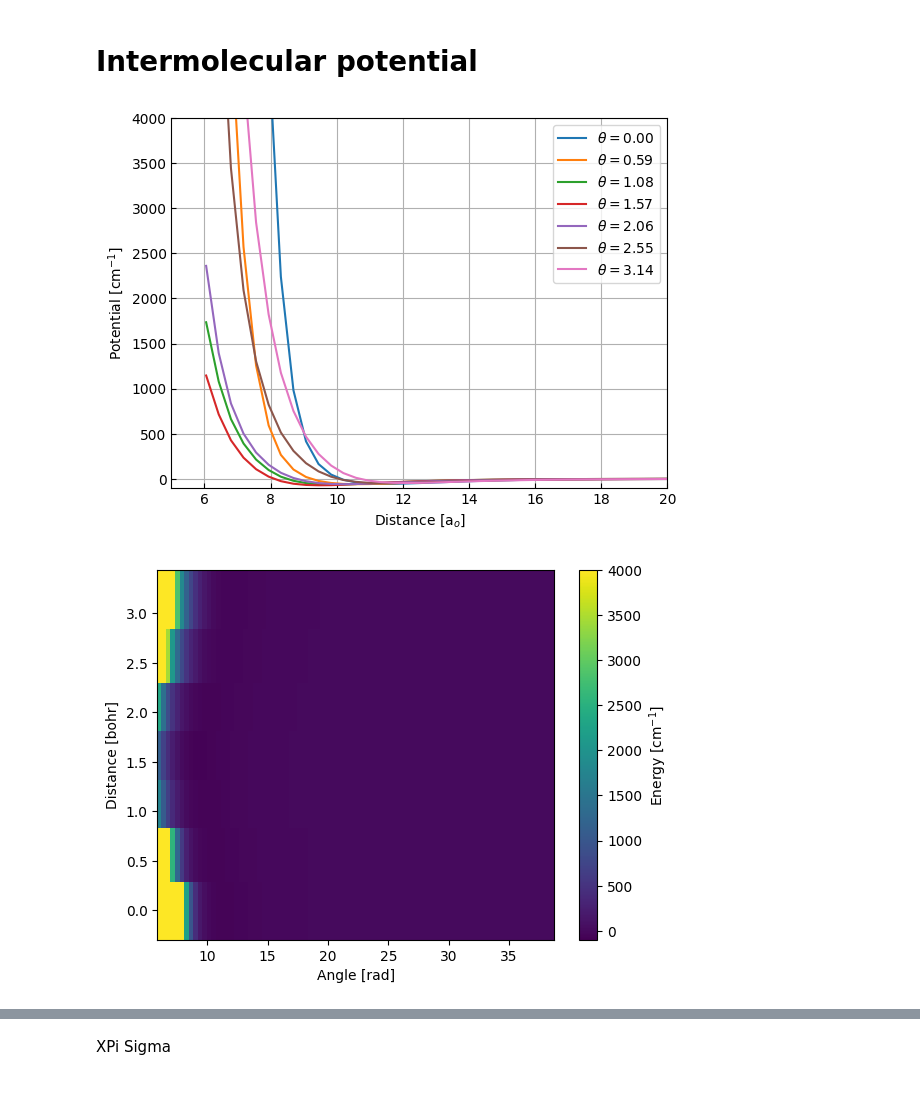
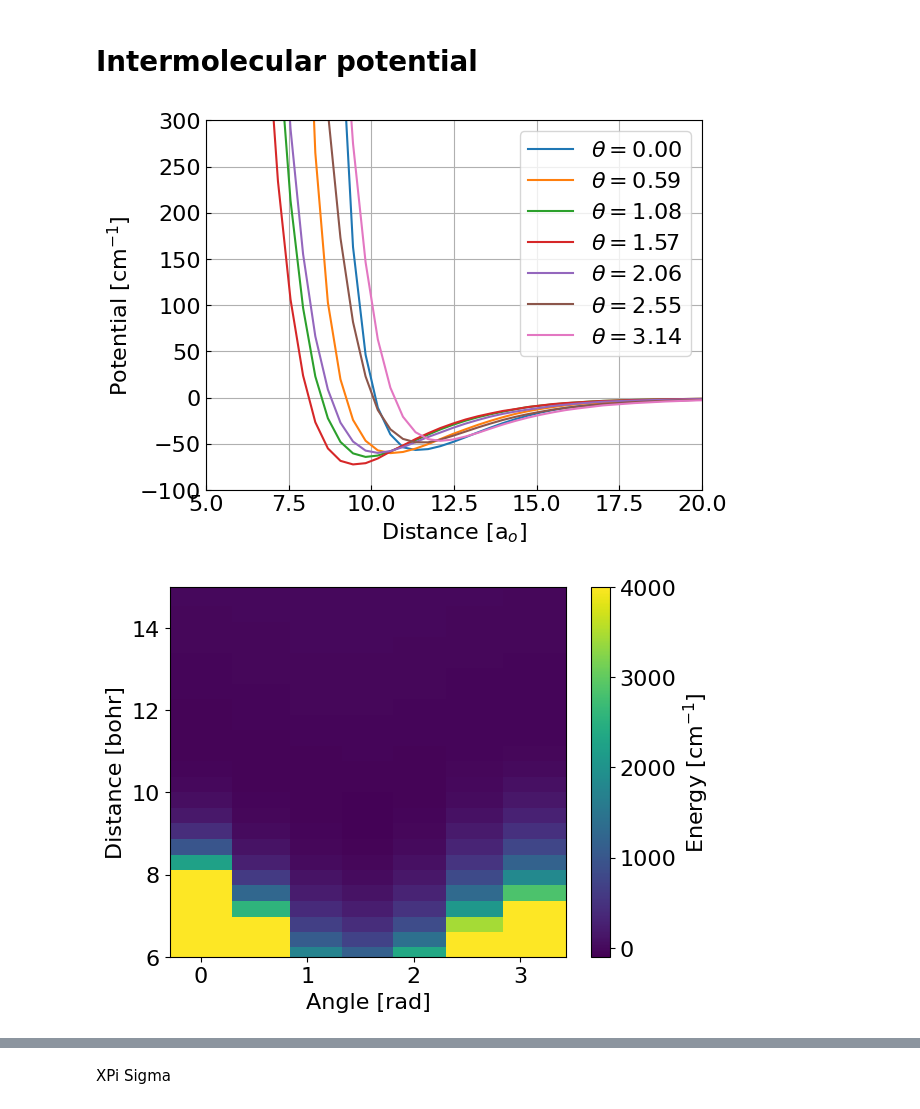
Before and after one commit to Wleter/NeOcs, a Jupyter notebook: analysis/potentials.ipynb, the cells around one changed output, grey strips where cells are left out. Drawn from its saved outputs; the diff is of its cells as text; code cells hidden in the pictures.

```diff
--- a/analysis/potentials.ipynb
+++ b/analysis/potentials.ipynb
@@ -8,6 +8,8 @@ from utility.units import *
 
 import numpy as np
 import matplotlib.pyplot as plt
+plt.rcParams['font.size'] = 16
+
 from scipy.special import roots_legendre
 from split_op import Grid
 import scipy.optimize as opt
@@ -28,27 +30,29 @@ retrieve = GammaRetriever(r_grid, polar_grid, PATH)
 # %%
 potential = load_from_file(PATH, "potential.dat")
 
 fig, ax = plot()
 for i in range(0, len(potential.polar)):
     ax.plot(potential.radial, potential.values[:, i] / CM_INV, label = fr"$\theta = {potential.polar[i]:.2f}$")
 
 ax.legend()
 ax.set_xlim(5, 20)
-ax.set_ylim(-100, 4000)
+ax.set_ylim(-100, 300)
 ax.set_xlabel(r"Distance [a$_o$]")
 ax.set_ylabel(r"Potential [cm$^{-1}$]")
 plt.show(ax)
 
 fig, ax = plt.subplots()
-cs = ax.pcolor(potential.radial, potential.polar, potential.values.T / CM_INV, vmax = 4000, vmin = -100)
+cs = ax.pcolor(potential.polar, potential.radial, potential.values / CM_INV, vmax = 4000, vmin = -100)
 
+ax.set_ylim(6, 15)
 ax.set_xlabel(r"Angle [rad]")
 ax.set_ylabel(r"Distance [bohr]")
 cbar = fig.colorbar(cs)
 cbar.ax.set_ylabel(r"Energy [cm$^{-1}$]");
+fig.savefig("../plots/potential.pdf", bbox_inches = "tight");
 # %% [output]
-[figure, old version]
+[figure, new version]
-[figure, old version]
+[figure, new version]
 # %%
 potential = ForceField.fitted()
 
```
Also changed, not shown: parts of 10 cells of this notebook, 49 other files.
